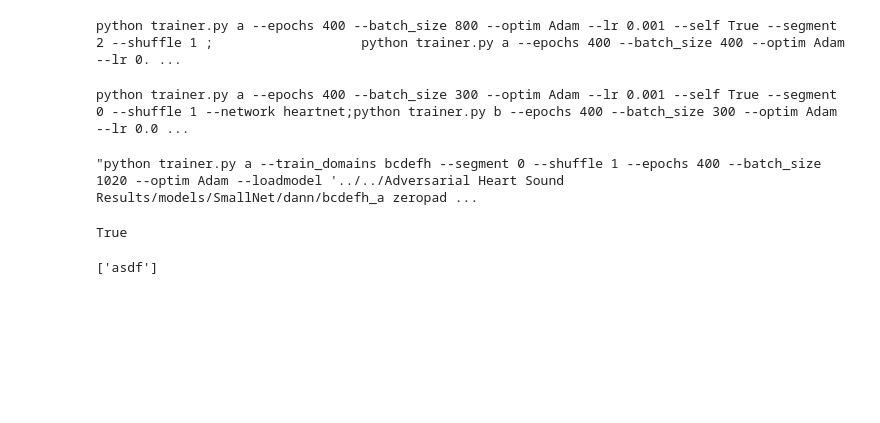
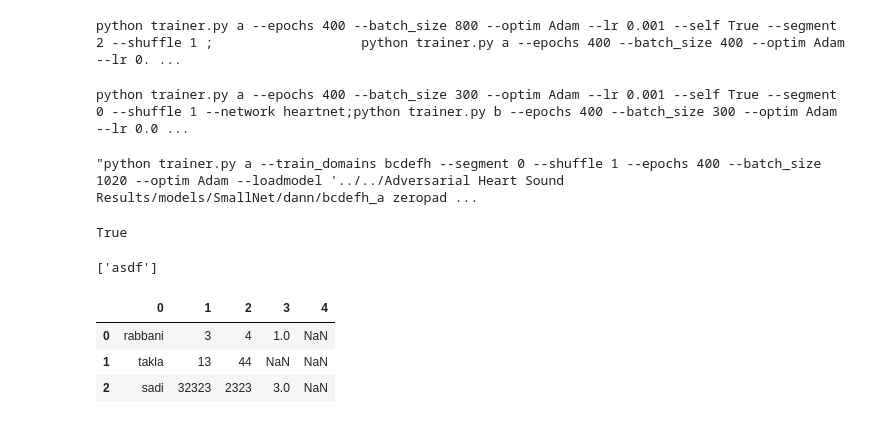
Before and after one commit to IstiaqAnsari/SpectNet, a Jupyter notebook: codes/Run command generator.ipynb, the cells around one changed output. Drawn from its saved outputs; the diff is of its cells as text; code cells hidden in the pictures; blank space fills up the shorter version.

```diff
--- a/codes/Run command generator.ipynb
+++ b/codes/Run command generator.ipynb
@@ -114,0 +125,8 @@ python trainer.py a --epochs 400 --batch_size 400 --optim Adam --lr 0.001 --self
+# %%
+import pandas as pd
+pd.read_csv("ok.txt",header=None)
+# %% [output]
+|  | 0 | 1 | 2 | 3 | 4 |
+| 0 | rabbani | 3 | 4 | 1.0 | NaN |
+| 1 | takla | 13 | 44 | NaN | NaN |
+| 2 | sadi | 32323 | 2323 | 3.0 | NaN |
```
Also changed, not shown: parts of 2 cells of this notebook, 9 other files.
